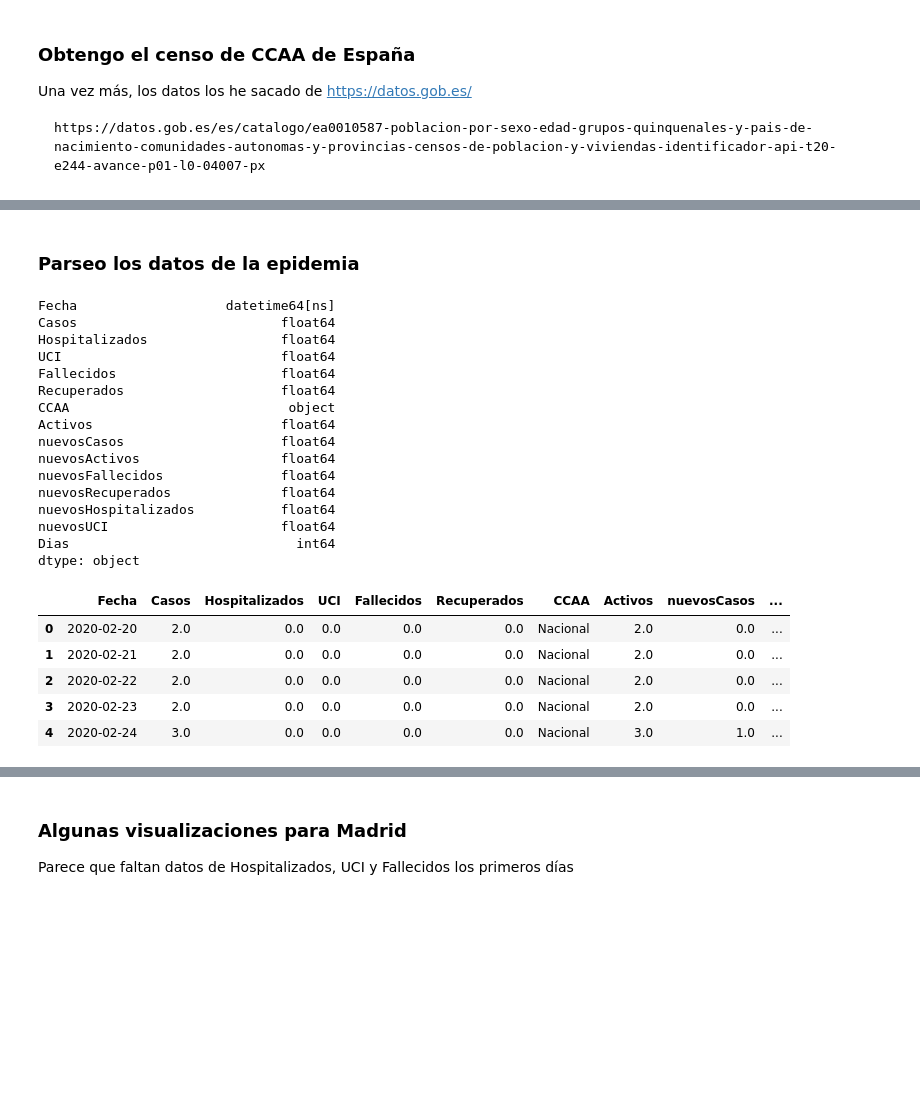
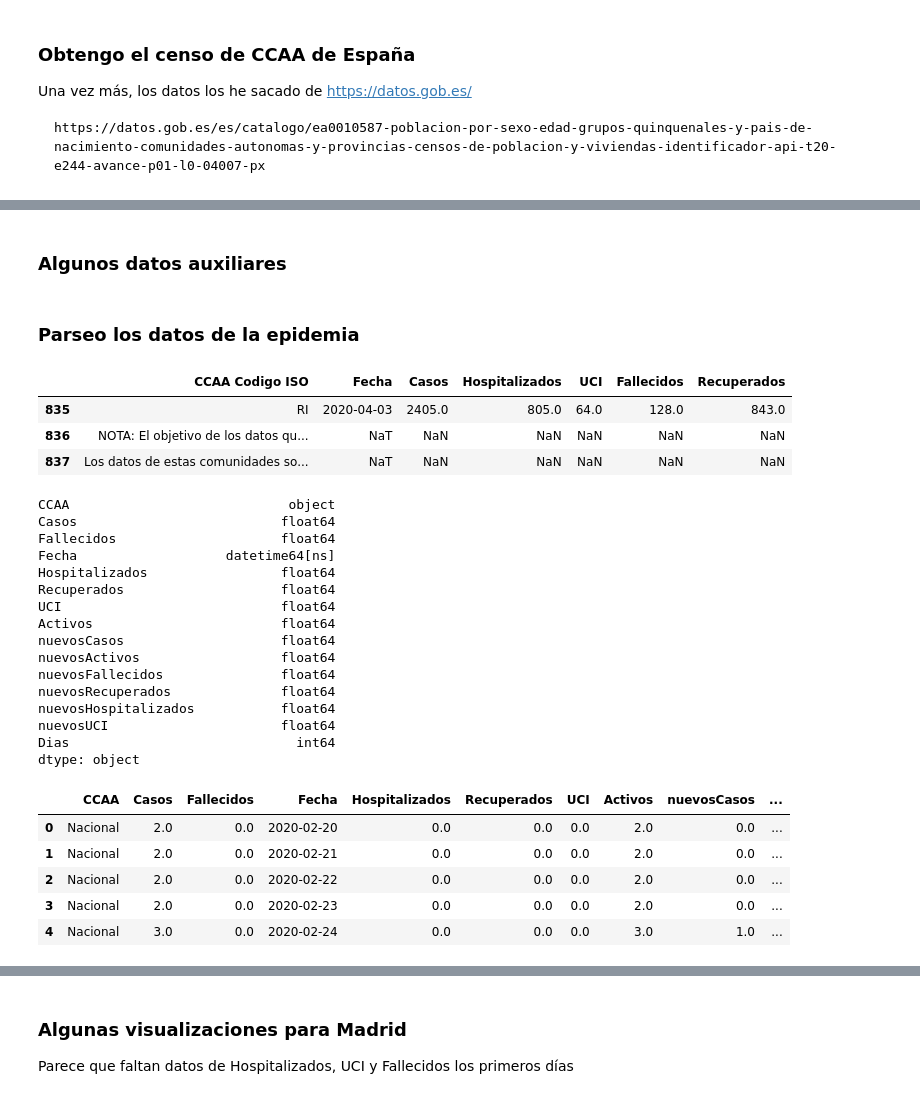
Before and after one commit to manu-jimenez/covid19-manu, a Jupyter notebook: covid19-manu.ipynb, the cells around one changed output, grey strips where cells are left out. Drawn from its saved outputs; the diff is of its cells as text; code cells hidden in the pictures; blank space fills up the shorter version.

```diff
--- a/covid19-manu.ipynb
+++ b/covid19-manu.ipynb
@@ -73,16 +79,30 @@ censo_ccaa
 | 18 | Ceuta | 83517 |
 | 19 | Melilla | 81323 |
+# %% [markdown]
+### Algunos datos auxiliares
 # %%
-nombres_ccaa = {'AN':'Andalucía', 'AR':'Aragón', 'AS':'Asturias, Principado De', 'CB':'Cantabria', 'CE':'Ceuta',
-                'CL':'Castilla Y León', 'CM':'Castilla-La Mancha', 'CN':'Canarias', 'CT':'Cataluña', 'EX':'Extremadura',
-                'GA':'Galicia','IB':'Balears, Illes', 'MC':'Murcia, Región De', 'MD':'Madrid, Comunidad De', 'ME':'Melilla',
-                'NC':'Navarra, Comunidad Foral De','PV':'País Vasco', 'RI':'Rioja, La', 'VC':'Comunitat Valenciana'
+nombres_ccaa = {'AN':'Andalucia', 'AR':'Aragon', 'AS':'Asturias', 'CB':'Cantabria', 'CE':'Ceuta',
+                'CL':'Castilla y Leon', 'CM':'Castilla la Mancha', 'CN':'Canarias', 'CT':'Catalunya', 'EX':'Extremadura',
+                'GA':'Galicia','IB':'Baleares', 'MC':'Murcia', 'MD':'Madrid', 'ME':'Melilla',
+                'NC':'Navarra','PV':'Euskadi', 'RI':'La Rioja', 'VC':'C. Valenciana'
                }
+
+# fechas cuarentena (fuente: https://es.wikipedia.org/wiki/Cuarentena_de_Espa%C3%B1a_de_2020 )
+inicio_cuarentena_madrid = np.datetime64('2020-03-11') # cierre colegios?
+inicio_cuarentena = np.datetime64('2020-03-15')
+fase_dos_cuarentena = np.datetime64('2020-03-30')
 # %% [markdown]
 ### Parseo los datos de la epidemia
+# %%
+df = pd.read_csv('serie_historica_acumulados.csv', parse_dates=[1], infer_datetime_format=True )
+df.tail(3)  #examinamos cuantas filas del final no tenemos que leer
+# %% [output]
+|  | CCAA Codigo ISO | Fecha | Casos | Hospitalizados | UCI | Fallecidos | Recuperados |
+| 835 | RI | 2020-04-03 | 2405.0 | 805.0 | 64.0 | 128.0 | 843.0 |
+| 836 | NOTA: El objetivo de los datos qu... | NaT | NaN | NaN | NaN | NaN | NaN |
+| 837 | Los datos de estas comunidades so... | NaT | NaN | NaN | NaN | NaN | NaN |
 # %%
-df = pd.read_csv('serie_historica_acumulados.csv', parse_dates=[1], infer_datetime_format=True )
-df = df[:-1]  # elimino comentario de la ultima fila
+df = df[:-2]  # elimino comentario de la ultima fila
 df = df.rename(columns={'CCAA Codigo ISO':'CCAA', 'Casos ':'Casos'})
 df = df.fillna(0)
 df['CCAA'] = df['CCAA'].apply(lambda x: nombres_ccaa[x])
@@ -93,43 +113,47 @@ df = df[df['Casos'] > 0]
 # Calculo los nuevos casos por CCAA y el total nacional
 df = df.sort_values(by=['CCAA','Fecha']).reset_index(drop=True)
 
 total_nacional = df.groupby('Fecha').sum().reset_index()
 total_nacional['CCAA'] = ['Nacional']*len(total_nacional)
 
-df = pd.concat([total_nacional, df], ignore_index=True, sort=False)
+df = pd.concat([total_nacional, df], ignore_index=True)
 
 df['Activos'] = df['Casos'] - df['Recuperados'] - df['Fallecidos']
 
 for col in ['Casos', 'Activos', 'Fallecidos', 'Recuperados', 'Hospitalizados', 'UCI']:
     df['nuevos' + col] = df.groupby('CCAA')[col].diff().fillna(0)
 
-#[print(df[df.CCAA==ccaa].Activos.is_monotonic, ccaa) for ccaa in df.CCAA.unique()] #todas las CCAA son monotonicas
-
 # Dias desde el inicio de la epidemia por CCAA
 df['Dias'] = df.groupby('CCAA')['Fecha'].transform(lambda x: x - x.iloc[0]).dt.days  # magia negra
 
+# Checkeamos si los casos activos son no-decrecientes
+#for ccaa in df.CCAA.unique():
+#    dfaux = df[df.CCAA==ccaa]
+#    activos_creciente = [ a <= b for a, b in zip(dfaux.Activos, dfaux.Activos[1:])]
+#    print('{}\t{}\t'.format(ccaa, all(activos_creciente)))
+
 print(df.dtypes)
 df.head()
 # %% [output]
+CCAA                            object
+Casos                          float64
+Fallecidos                     float64
 Fecha                   datetime64[ns]
-Casos                          float64
 Hospitalizados                 float64
+Recuperados                    float64
 UCI                            float64
-Fallecidos                     float64
-Recuperados                    float64
-CCAA                            object
 Activos                        float64
 nuevosCasos                    float64
 nuevosActivos                  float64
 nuevosFallecidos               float64
 nuevosRecuperados              float64
 nuevosHospitalizados           float64
 nuevosUCI                      float64
 Dias                             int64
 dtype: object
-|  | Fecha | Casos | Hospitalizados | UCI | Fallecidos | Recuperados | CCAA | Activos | nuevosCasos | ... |
-| 0 | 2020-02-20 | 2.0 | 0.0 | 0.0 | 0.0 | 0.0 | Nacional | 2.0 | 0.0 | ... |
-| 1 | 2020-02-21 | 2.0 | 0.0 | 0.0 | 0.0 | 0.0 | Nacional | 2.0 | 0.0 | ... |
-| 2 | 2020-02-22 | 2.0 | 0.0 | 0.0 | 0.0 | 0.0 | Nacional | 2.0 | 0.0 | ... |
-| 3 | 2020-02-23 | 2.0 | 0.0 | 0.0 | 0.0 | 0.0 | Nacional | 2.0 | 0.0 | ... |
-| 4 | 2020-02-24 | 3.0 | 0.0 | 0.0 | 0.0 | 0.0 | Nacional | 3.0 | 1.0 | ... |
+|  | CCAA | Casos | Fallecidos | Fecha | Hospitalizados | Recuperados | UCI | Activos | nuevosCasos | ... |
+| 0 | Nacional | 2.0 | 0.0 | 2020-02-20 | 0.0 | 0.0 | 0.0 | 2.0 | 0.0 | ... |
+| 1 | Nacional | 2.0 | 0.0 | 2020-02-21 | 0.0 | 0.0 | 0.0 | 2.0 | 0.0 | ... |
+| 2 | Nacional | 2.0 | 0.0 | 2020-02-22 | 0.0 | 0.0 | 0.0 | 2.0 | 0.0 | ... |
+| 3 | Nacional | 2.0 | 0.0 | 2020-02-23 | 0.0 | 0.0 | 0.0 | 2.0 | 0.0 | ... |
+| 4 | Nacional | 3.0 | 0.0 | 2020-02-24 | 0.0 | 0.0 | 0.0 | 3.0 | 1.0 | ... |
```
Also changed, not shown: parts of 13 cells of this notebook, 2 other files.
